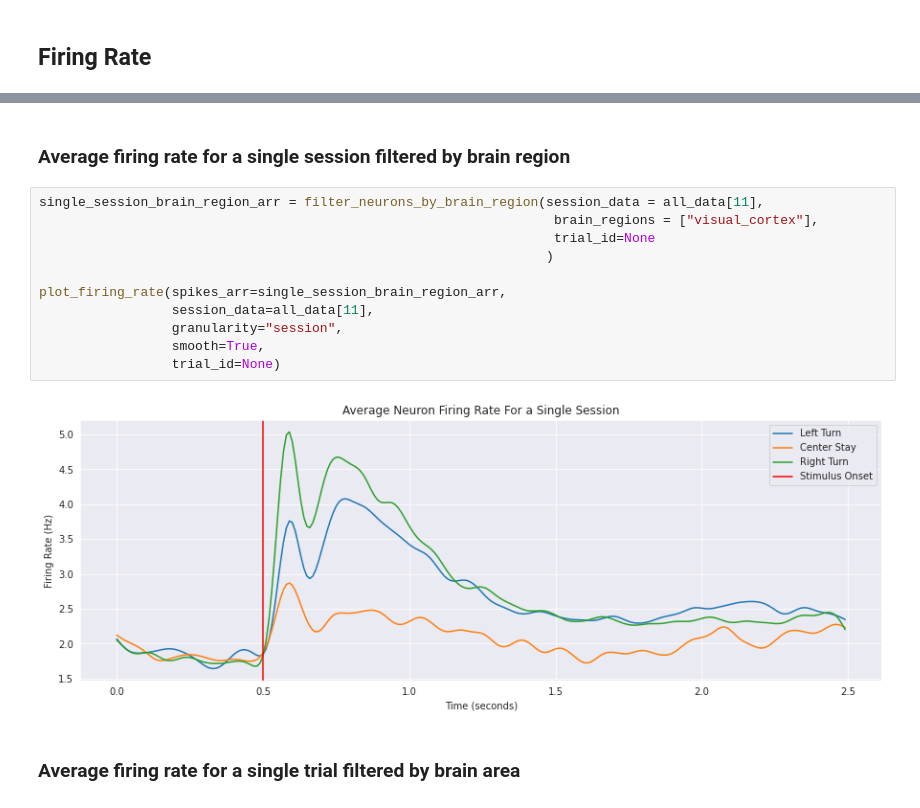
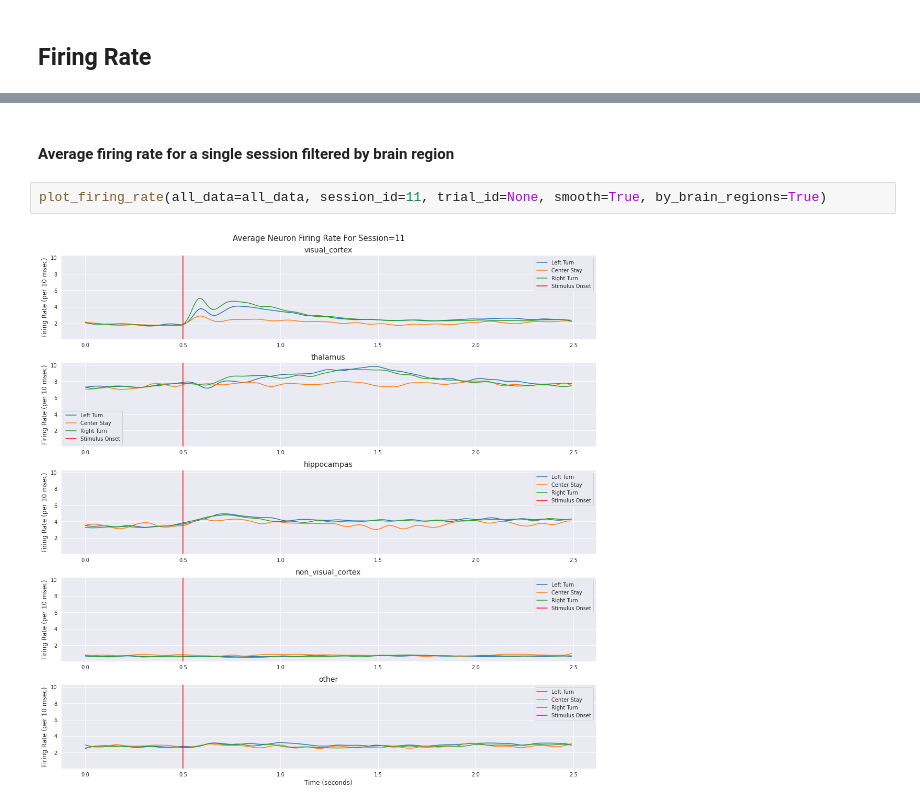
Before and after one commit to theairbend3r/spiking-brains, a Jupyter notebook: 02_behaviour_analysis.ipynb, the cells around one changed output, grey strips where cells are left out. Drawn from its saved outputs; the diff is of its cells as text.

```diff
--- a/02_behaviour_analysis.ipynb
+++ b/02_behaviour_analysis.ipynb
@@ -166,17 +162,6 @@ plot_firing_rate(spikes_arr=single_session_brain_area_arr,
 # %% [markdown]
-### Average firing rate for a single session filtered by brain region
+#### Average firing rate for a single session filtered by brain region
 # %%
-single_session_brain_region_arr = filter_neurons_by_brain_region(session_data = all_data[11],
-                                                                  brain_regions = ["visual_cortex"],
-                                                                  trial_id=None
-                                                                 )
-
-plot_firing_rate(spikes_arr=single_session_brain_region_arr,
-                 session_data=all_data[11],
-                 granularity="session",
-                 smooth=True,
-                 trial_id=None)
+plot_firing_rate(all_data=all_data, session_id=11, trial_id=None, smooth=True, by_brain_regions=True)
 # %% [output]
-[figure, old version]
+[figure, new version]
-# %% [markdown]
-### Average firing rate for a single trial filtered by brain area
```
Also changed, not shown: parts of 36 cells of this notebook, 6 other files.
